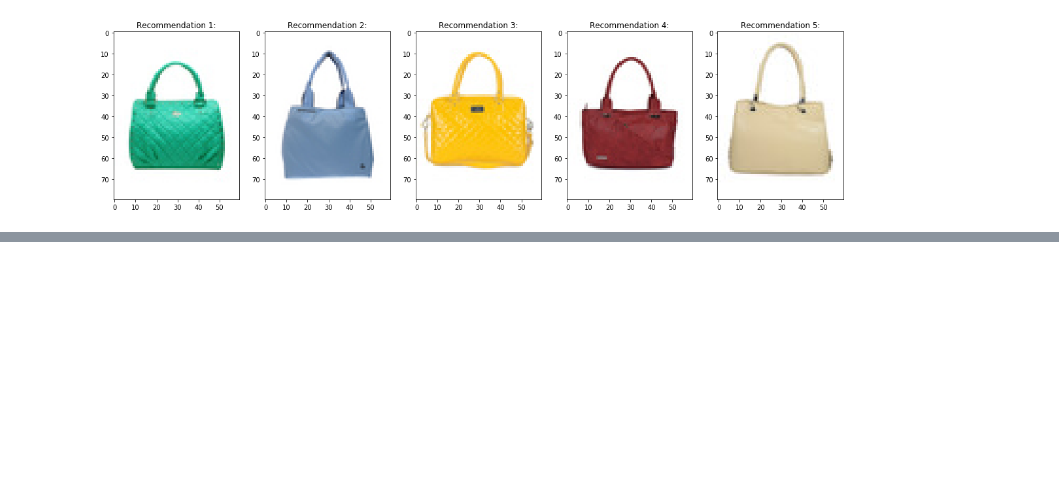
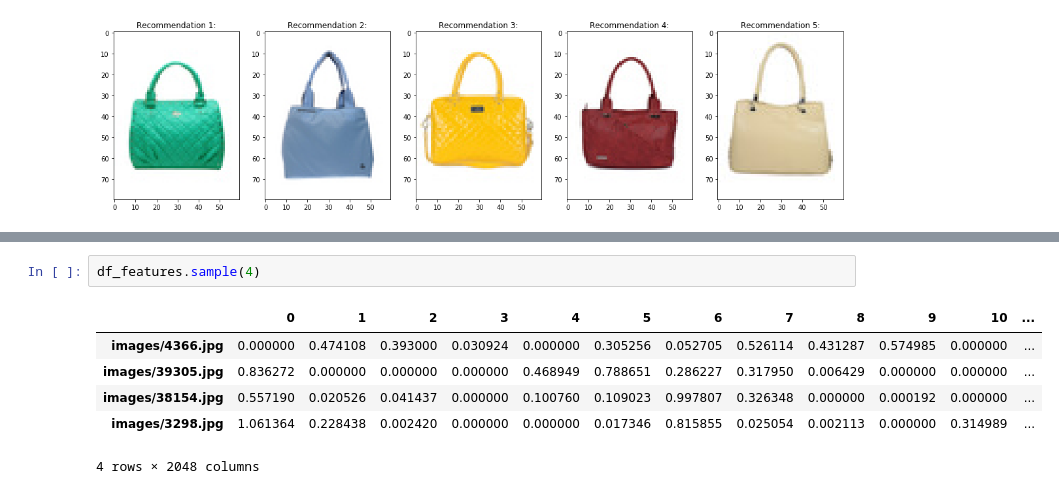
Before and after one commit to mridul-eecs/Image-Similarity-Recommendation-System, a Jupyter notebook: imagesimilarity.ipynb, the cells around one changed output, grey strips where cells are left out. Drawn from its saved outputs; the diff is of its cells as text; blank space fills up the shorter version.

```diff
--- a/imagesimilarity.ipynb
+++ b/imagesimilarity.ipynb
@@ -237,0 +239,9 @@ plt.scatter(X_embedded[:, 0], X_embedded[:, 1])
+# %%
+df_features.sample(4)
+# %% [output]
+|  | 0 | 1 | 2 | 3 | 4 | 5 | 6 | 7 | 8 | 9 | 10 | ... |
+| images/4366.jpg | 0.000000 | 0.474108 | 0.393000 | 0.030924 | 0.000000 | 0.305256 | 0.052705 | 0.526114 | 0.431287 | 0.574985 | 0.000000 | ... |
+| images/39305.jpg | 0.836272 | 0.000000 | 0.000000 | 0.000000 | 0.468949 | 0.788651 | 0.286227 | 0.317950 | 0.006429 | 0.000000 | 0.000000 | ... |
+| images/38154.jpg | 0.557190 | 0.020526 | 0.041437 | 0.000000 | 0.100760 | 0.109023 | 0.997807 | 0.326348 | 0.000000 | 0.000192 | 0.000000 | ... |
+| images/3298.jpg | 1.061364 | 0.228438 | 0.002420 | 0.000000 | 0.000000 | 0.017346 | 0.815855 | 0.025054 | 0.002113 | 0.000000 | 0.314989 | ... |
+4 rows × 2048 columns
```
Also changed, not shown: parts of 11 cells of this notebook.
